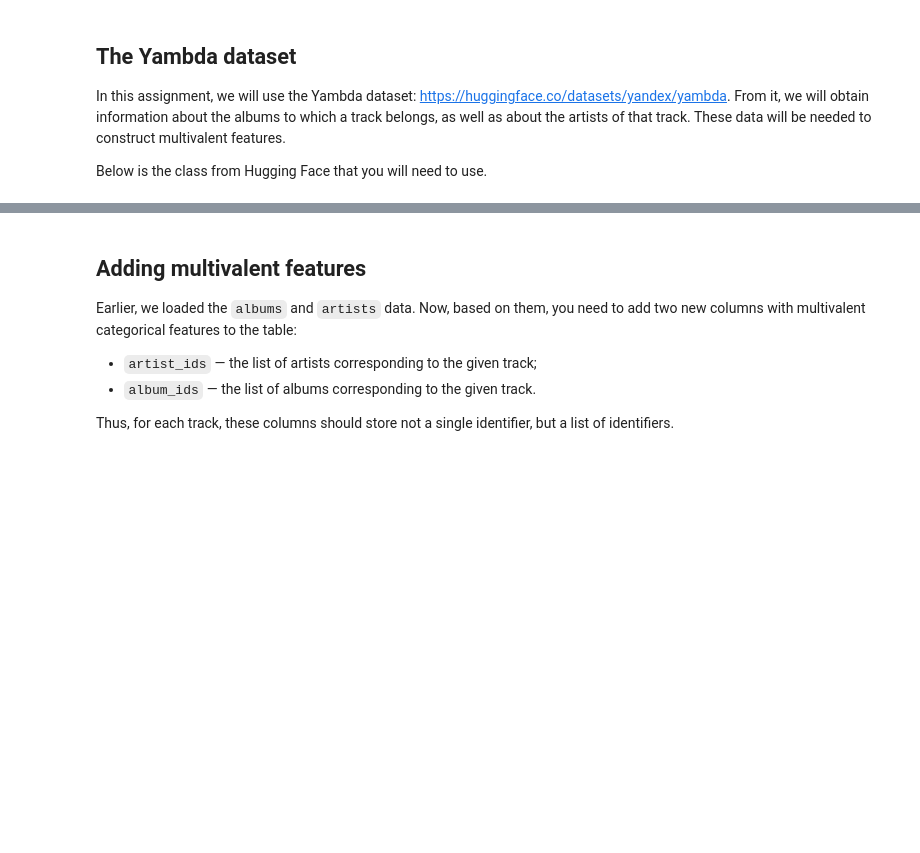
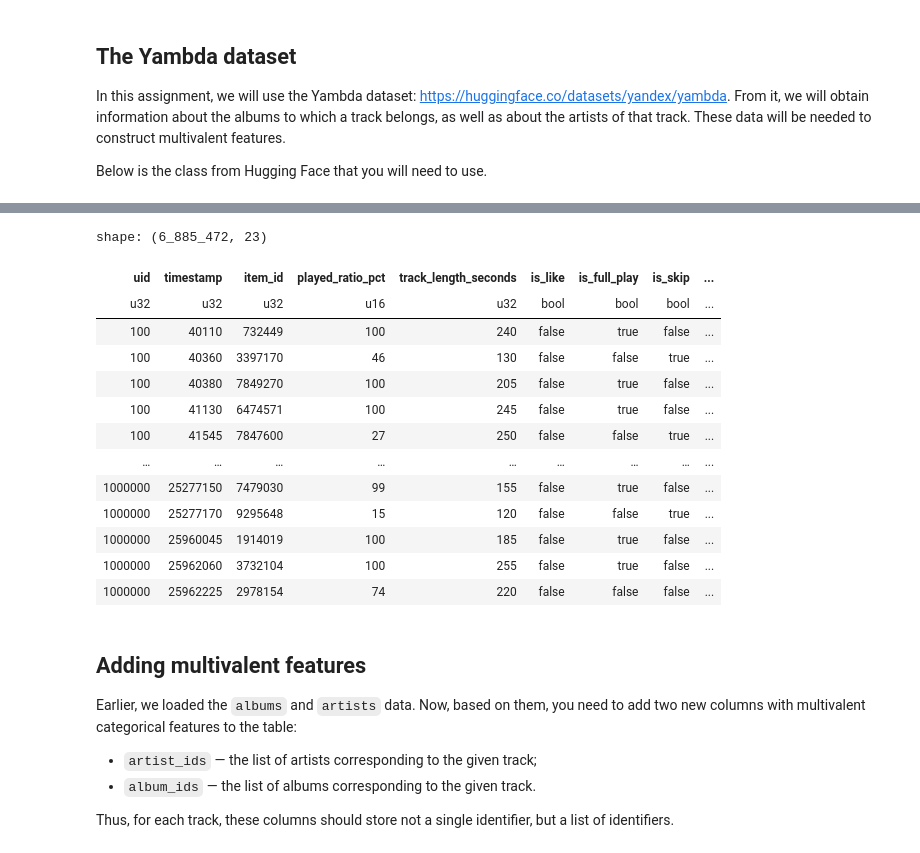
Before and after one commit to lapshinaaa/recsys-tasks, a Jupyter notebook: DeepRecSys3.ipynb, the cells around one changed output, grey strips where cells are left out. Saved outputs shown, nothing was run; the diff lists cells and outputs as text; code cells hidden in the pictures; blank space fills up the shorter version.

```diff
--- a/DeepRecSys3.ipynb
+++ b/DeepRecSys3.ipynb
@@ -187,3 +221,20 @@ artists = yambda_dataset.artist_item_mapping().to_polars()
+# %%
+listens
+# %% [output]
+shape: (6_885_472, 23)
+| uid | timestamp | item_id | played_ratio_pct | track_length_seconds | is_like | is_full_play | is_skip | ... |
+| u32 | u32 | u32 | u16 | u32 | bool | bool | bool | ... |
+| 100 | 40110 | 732449 | 100 | 240 | false | true | false | ... |
+| 100 | 40360 | 3397170 | 46 | 130 | false | false | true | ... |
+| 100 | 40380 | 7849270 | 100 | 205 | false | true | false | ... |
+| 100 | 41130 | 6474571 | 100 | 245 | false | true | false | ... |
+| 100 | 41545 | 7847600 | 27 | 250 | false | false | true | ... |
+| … | … | … | … | … | … | … | … | ... |
+| 1000000 | 25277150 | 7479030 | 99 | 155 | false | true | false | ... |
+| 1000000 | 25277170 | 9295648 | 15 | 120 | false | false | true | ... |
+| 1000000 | 25960045 | 1914019 | 100 | 185 | false | true | false | ... |
+| 1000000 | 25962060 | 3732104 | 100 | 255 | false | true | false | ... |
+| 1000000 | 25962225 | 2978154 | 74 | 220 | false | false | false | ... |
 # %% [markdown]
 ## Adding multivalent features
 
```
Also changed, not shown: parts of 4 cells of this notebook.
